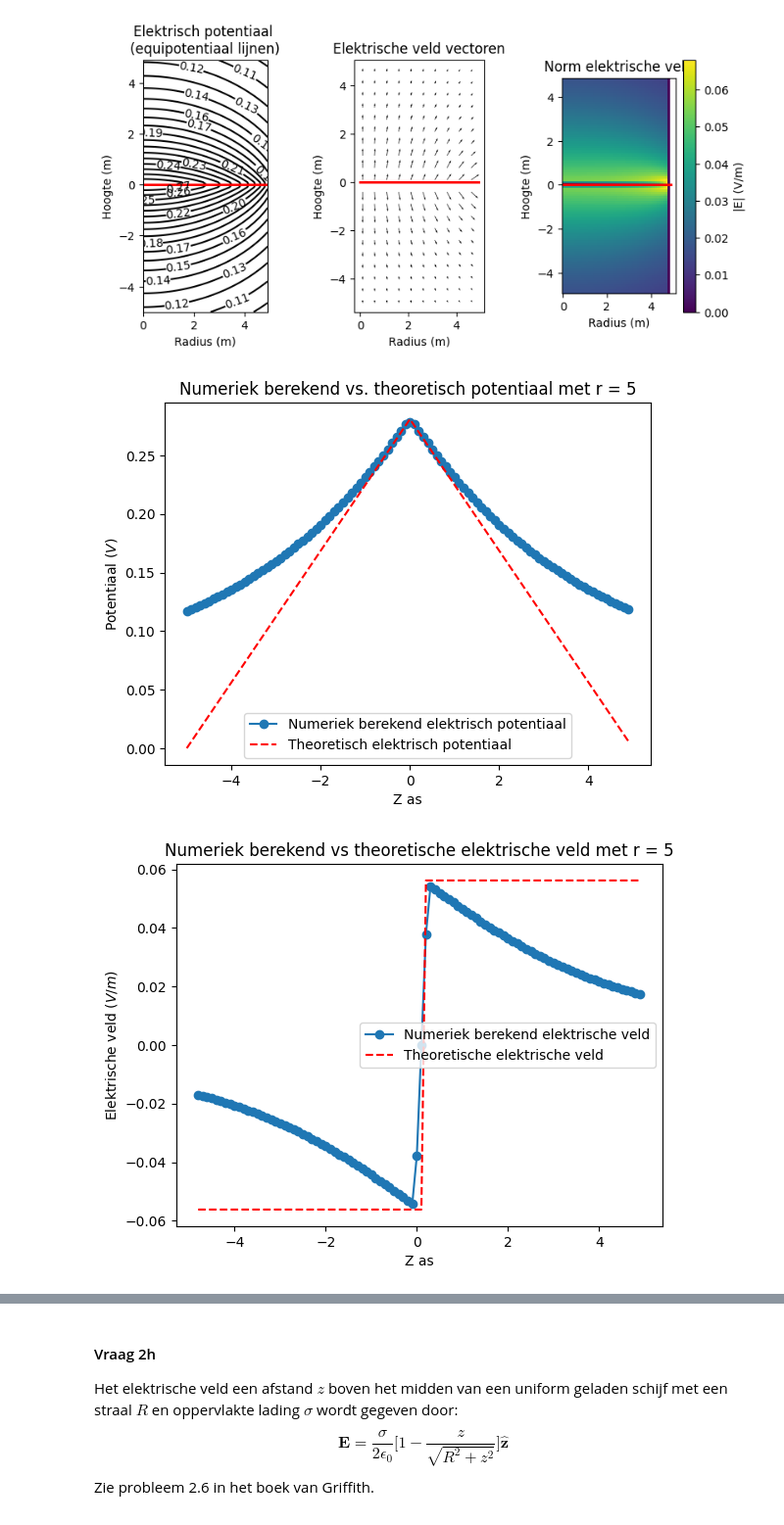
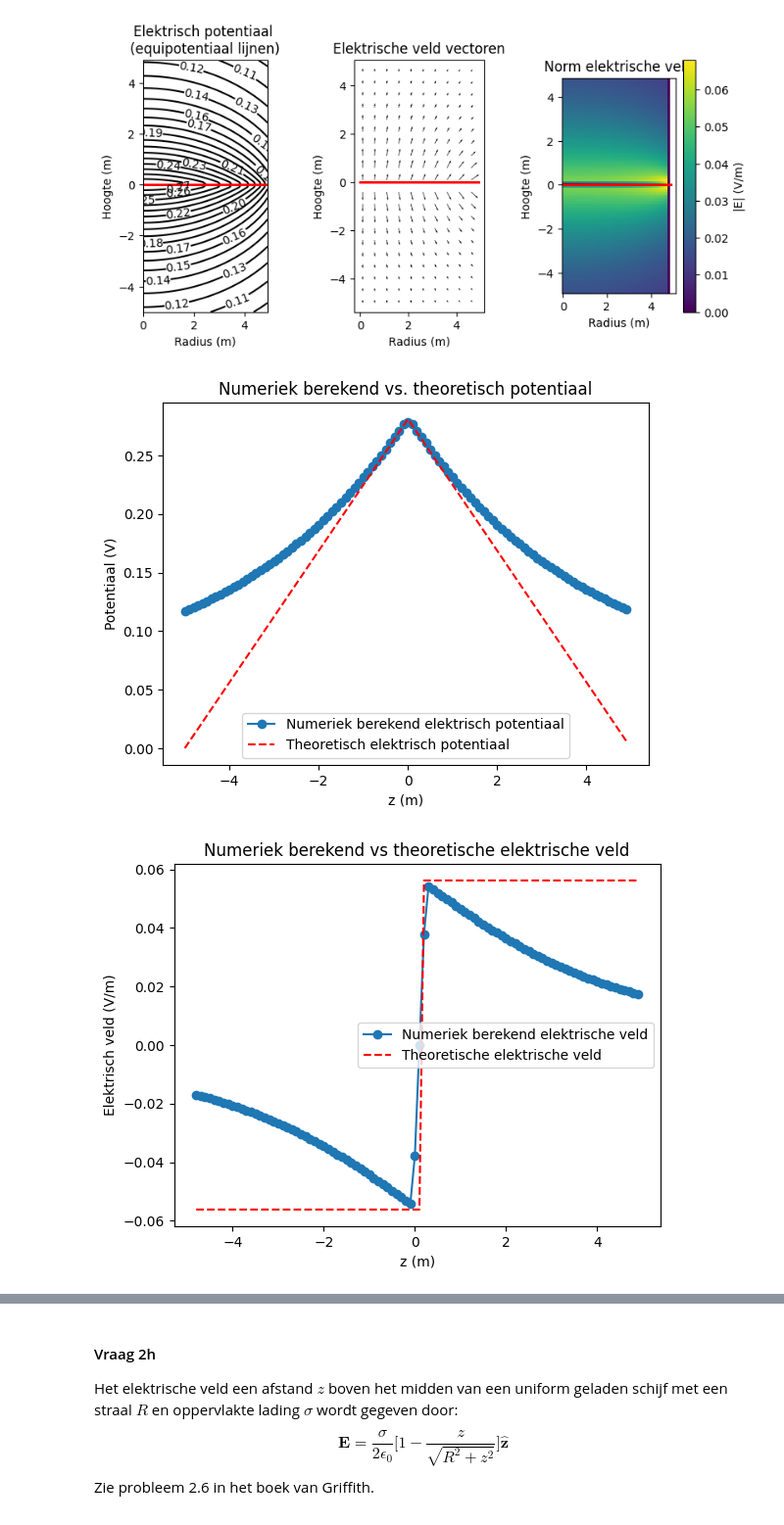
Before and after one commit to daantjebunschoten1-gif/opdrachten-DEF-D, a Jupyter notebook: DigitaleOntwerpopdrachten/1CondensatorOpdracht/CondensatorOntwerpopdracht.ipynb, the cells around one changed output, grey strips where cells are left out. Shown at 98% size. Drawn from its saved outputs; the diff is of its cells as text; code cells hidden in the pictures.

```diff
--- a/DigitaleOntwerpopdrachten/1CondensatorOpdracht/CondensatorOntwerpopdracht.ipynb
+++ b/DigitaleOntwerpopdrachten/1CondensatorOpdracht/CondensatorOntwerpopdracht.ipynb
@@ -331,38 +363,54 @@ plot_results_disk(Ez, Er, normE, V, r, z, grid_step, disk_radius, z_coord_DISK,
 [figure]
 # %%
 #2d
+
+
+
+# index r = 0m
 index_r_0 = np.argmin(abs(r))
+
+#alle waarden van V waar r = 0m
 V_numeriek = V[:,index_r_0]
+#theoretische waarde
 V_theorie = (sigma)/(2*epsilon0) * (disk_radius - np.abs(z))
 
+#plot
 plt.figure()
 plt.plot(z,V_numeriek,"o-",label = "Numeriek berekend elektrisch potentiaal")
 plt.plot(z,V_theorie,'r--',label = "Theoretisch elektrisch potentiaal")
-plt.xlabel("Z as")
-plt.ylabel("Potentiaal ($V$)")
+plt.xlabel("z (m)")
+plt.ylabel("Potentiaal (V)")
 plt.legend()
-plt.title("Numeriek berekend vs. theoretisch potentiaal met r = 5")
+plt.title("Numeriek berekend vs. theoretisch potentiaal")
+
+#plot opslaan
 plt.savefig('V_numeriekvstheoretisch_Z_axis_plot_r=5.png')
+
 plt.show()
 
+
 #2e
+# z-as voor plot
 z_Eplot = z[2:]
-E_numeriek = Ez[:,index_r_0]
+# numeriek veld op r = 0
+E_numeriek = Ez[:, index_r_0]
+# theoretisch veld van een oneindig vlak volgens: |E| = sigma/(2*epsilon0)
 E_theoretisch = sigma / (2*epsilon0)*(z_for_E/np.abs(z_for_E))
 
+#plot
 plt.figure()
+plt.title("Numeriek berekend vs theoretische elektrische veld")
 plt.plot(z_Eplot,E_numeriek,"o-",label = "Numeriek berekend elektrische veld")
 plt.plot(z_Eplot,E_theoretisch*np.ones_like(z_Eplot),"r--",label="Theoretische elektrische veld")
-plt.xlabel("Z as")
-plt.ylabel("Elektrische veld ($V/m$)")
+plt.xlabel("z (m)")
+plt.ylabel("Elektrisch veld (V/m)")
 plt.legend()
-plt.title("Numeriek berekend vs theoretische elektrische veld met r = 5")
 plt.savefig("E_numeriekvstheoretische_Z_as_plot_r=5.png")
 plt.show()
 
 display(Image(filename="V_numeriekvstheoretisch_Z_axis_plot.png"))
 display(Image(filename="E_numeriekvstheoretische_Z_as_plot.png"))
 # %% [output]
-[figure, old version]
+[figure, new version]
-[figure, old version]
+[figure, new version]
 [figure]
```
Also changed, not shown: parts of 27 cells of this notebook, 4 other files.
